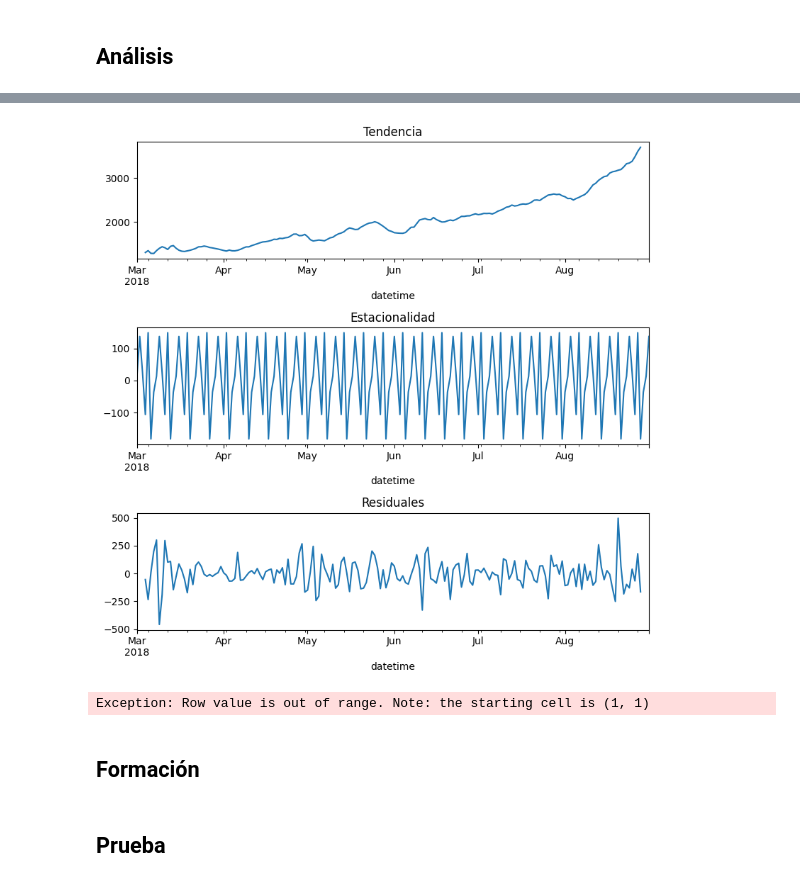
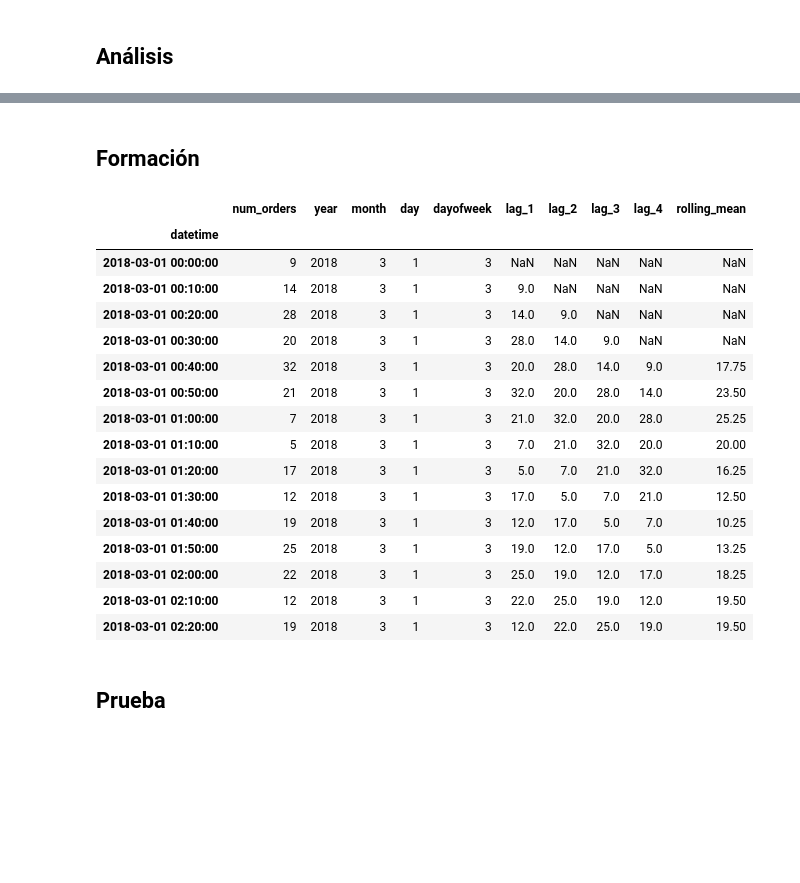
Before and after one commit to armodi97/time_series_13, a Jupyter notebook: Project_13.ipynb, the cells around one changed output, grey strips where cells are left out. Saved outputs shown, nothing was run; the diff lists cells and outputs as text; code cells hidden in the pictures; blank space fills up the shorter version.

```diff
--- a/Project_13.ipynb
+++ b/Project_13.ipynb
@@ -70,41 +70,47 @@ Name: datetime, Length: 184, dtype: datetime64[ns]
-# %%
-decomposed = seasonal_decompose(data_day)
-
-plt.figure(figsize=(8, 8))
-
-plt.subplot(311)
-decomposed.trend.plot(ax=plt.gca())
-plt.title('Tendencia')
-plt.subplot(312)
-decomposed.seasonal.plot(ax=plt.gca())
-plt.title('Estacionalidad')
-plt.subplot(313)
-decomposed.resid.plot(ax=plt.gca())
-plt.title('Residuales')
-
-# plt.subplot(x,y,z) dice que las imágenes forman una tabla
-# de x filas y y columnas.
-# z es el lugar de la imagen actual.
-
-# plt.subplot(311) dice 3 filas, 1 columna, primera imagen.
-
-plt.tight_layout()    # esto ayuda a encajar gráficos secundarios en el área
-# %% [output]
-[figure, removed]
 # %%
-fig = make_subplots(rows=3, cols=1, column_titles=["Tendencia", "Estacionalidad", "Residuales"])
+decomposed = seasonal_decompose(data_day['num_orders'], model='additive')
 
-for i, comp in enumerate(["trend", "seasonal", "resid"]):
-    dataframe = pd.DataFrame({"date" : pd.Series(data_day.index), comp : getattr(decomposed, comp)})
-    fig.add_trace(
-        go.Scatter(x=dataframe['date'], y=dataframe[comp], name=comp.capitalize()),
-        row=i, col=1
-    )
-fig.update_layout(height=600, width=600, title_text="Descomposición de Serie Temporal")
+fig = make_subplots(rows=4, cols=1, subplot_titles=("Original","Tendencia", "Estacionalidad", "Residuales"), vertical_spacing= 0.07)
+
+for i, observation in enumerate(["observed", "trend", "seasonal", "resid"], start=1):
+    dataframe = pd.DataFrame({'ds': data_day.index, 'observation': getattr(decomposed, observation)})
+    fig.add_trace(go.Scatter(x=dataframe['ds'], y=dataframe['observation'],showlegend=False), row=i, col=1)
+
+fig.update_layout(height=1000, width=1000, title_text="Descomposición de Serie Temporal")
 fig.show()
-# %% [output]
-Exception: Row value is out of range. Note: the starting cell is (1, 1)
 # %% [markdown]
 ## Formación
+# %%
+def make_features(data, max_lag, rolling_mean_size):
+    data['year'] = data.index.year
+    data['month'] = data.index.month
+    data['day'] = data.index.day
+    data['dayofweek'] = data.index.dayofweek
+
+    for lag in range(1, max_lag + 1):
+        data['lag_{}'.format(lag)] = data['num_orders'].shift(lag)
+
+    data["rolling_mean"] = data['num_orders'].shift().rolling(rolling_mean_size).mean()
+
+make_features(data, 4, 4)
+display(data.head(15))
+# %% [output]
+|  | num_orders | year | month | day | dayofweek | lag_1 | lag_2 | lag_3 | lag_4 | rolling_mean |
+| datetime |  |  |  |  |  |  |  |  |  |  |
+| 2018-03-01 00:00:00 | 9 | 2018 | 3 | 1 | 3 | NaN | NaN | NaN | NaN | NaN |
+| 2018-03-01 00:10:00 | 14 | 2018 | 3 | 1 | 3 | 9.0 | NaN | NaN | NaN | NaN |
+| 2018-03-01 00:20:00 | 28 | 2018 | 3 | 1 | 3 | 14.0 | 9.0 | NaN | NaN | NaN |
+| 2018-03-01 00:30:00 | 20 | 2018 | 3 | 1 | 3 | 28.0 | 14.0 | 9.0 | NaN | NaN |
+| 2018-03-01 00:40:00 | 32 | 2018 | 3 | 1 | 3 | 20.0 | 28.0 | 14.0 | 9.0 | 17.75 |
+| 2018-03-01 00:50:00 | 21 | 2018 | 3 | 1 | 3 | 32.0 | 20.0 | 28.0 | 14.0 | 23.50 |
+| 2018-03-01 01:00:00 | 7 | 2018 | 3 | 1 | 3 | 21.0 | 32.0 | 20.0 | 28.0 | 25.25 |
+| 2018-03-01 01:10:00 | 5 | 2018 | 3 | 1 | 3 | 7.0 | 21.0 | 32.0 | 20.0 | 20.00 |
+| 2018-03-01 01:20:00 | 17 | 2018 | 3 | 1 | 3 | 5.0 | 7.0 | 21.0 | 32.0 | 16.25 |
+| 2018-03-01 01:30:00 | 12 | 2018 | 3 | 1 | 3 | 17.0 | 5.0 | 7.0 | 21.0 | 12.50 |
+| 2018-03-01 01:40:00 | 19 | 2018 | 3 | 1 | 3 | 12.0 | 17.0 | 5.0 | 7.0 | 10.25 |
+| 2018-03-01 01:50:00 | 25 | 2018 | 3 | 1 | 3 | 19.0 | 12.0 | 17.0 | 5.0 | 13.25 |
+| 2018-03-01 02:00:00 | 22 | 2018 | 3 | 1 | 3 | 25.0 | 19.0 | 12.0 | 17.0 | 18.25 |
+| 2018-03-01 02:10:00 | 12 | 2018 | 3 | 1 | 3 | 22.0 | 25.0 | 19.0 | 12.0 | 19.50 |
+| 2018-03-01 02:20:00 | 19 | 2018 | 3 | 1 | 3 | 12.0 | 22.0 | 25.0 | 19.0 | 19.50 |
 # %% [markdown]
 ## Prueba
```
Also changed, not shown: parts of 5 cells of this notebook.
